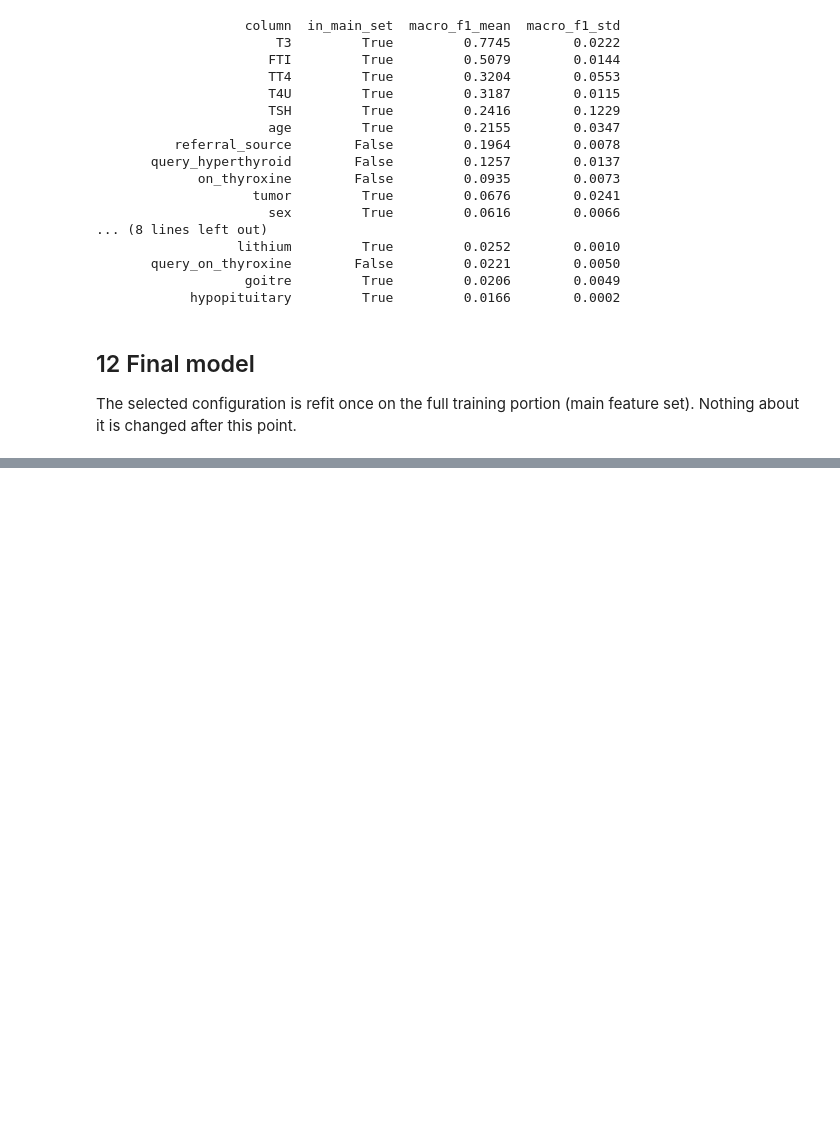
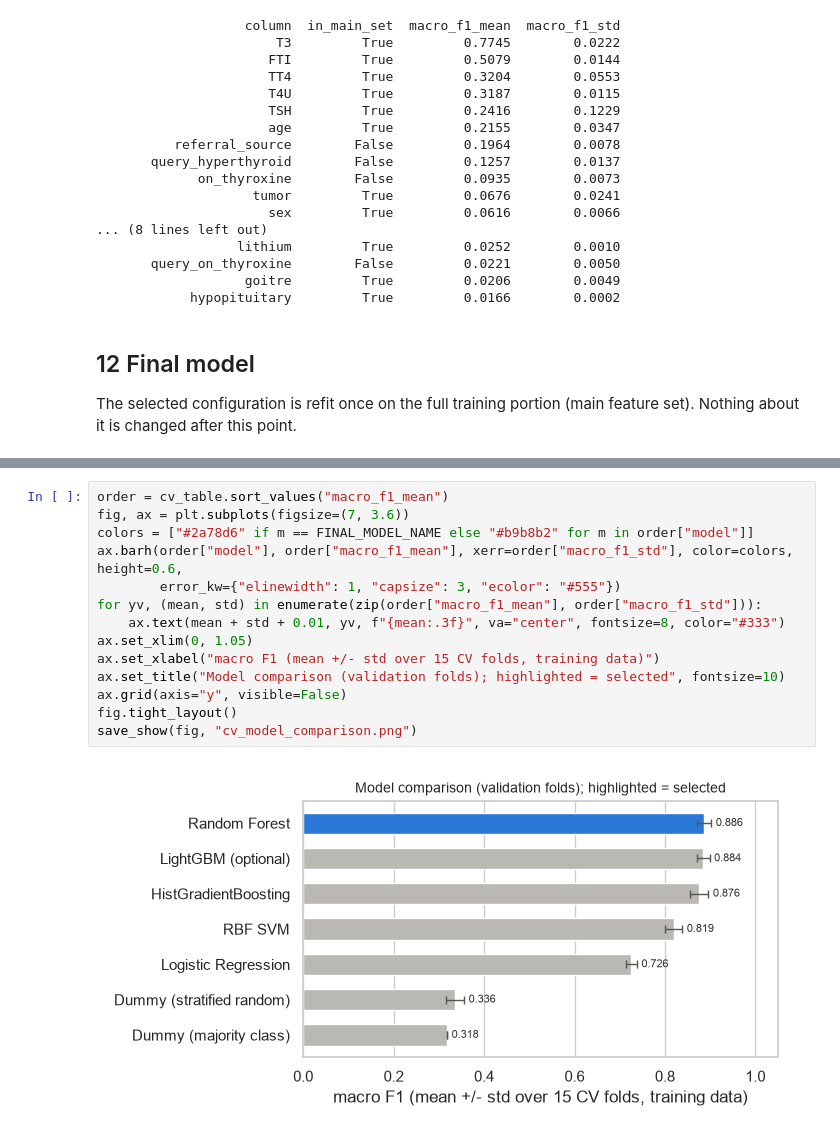
Before and after one commit to obstinix/ThyroML, a Jupyter notebook: ThyroML.ipynb, the cells around one changed output, grey strips where cells are left out. Cells and saved outputs as stored; diff of their text form; blank space fills up the shorter version.

```diff
--- a/ThyroML.ipynb
+++ b/ThyroML.ipynb
@@ -1024,0 +1184,16 @@ Pipeline(steps=[('prep',
+# %%
+order = cv_table.sort_values("macro_f1_mean")
+fig, ax = plt.subplots(figsize=(7, 3.6))
+colors = ["#2a78d6" if m == FINAL_MODEL_NAME else "#b9b8b2" for m in order["model"]]
+ax.barh(order["model"], order["macro_f1_mean"], xerr=order["macro_f1_std"], color=colors, height=0.6,
+        error_kw={"elinewidth": 1, "capsize": 3, "ecolor": "#555"})
+for yv, (mean, std) in enumerate(zip(order["macro_f1_mean"], order["macro_f1_std"])):
+    ax.text(mean + std + 0.01, yv, f"{mean:.3f}", va="center", fontsize=8, color="#333")
+ax.set_xlim(0, 1.05)
+ax.set_xlabel("macro F1 (mean +/- std over 15 CV folds, training data)")
+ax.set_title("Model comparison (validation folds); highlighted = selected", fontsize=10)
+ax.grid(axis="y", visible=False)
+fig.tight_layout()
+save_show(fig, "cv_model_comparison.png")
+# %% [output]
+[figure, added]
```
Also changed, not shown: parts of 17 cells of this notebook, 13 other files.
